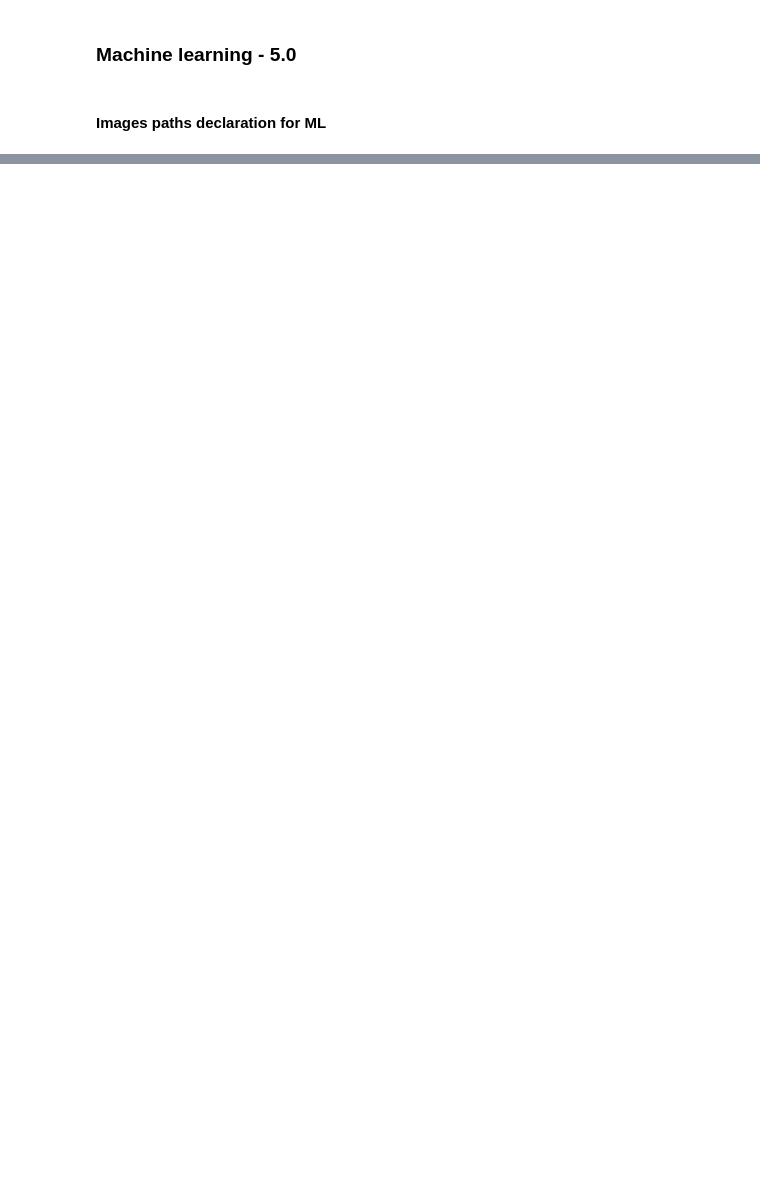
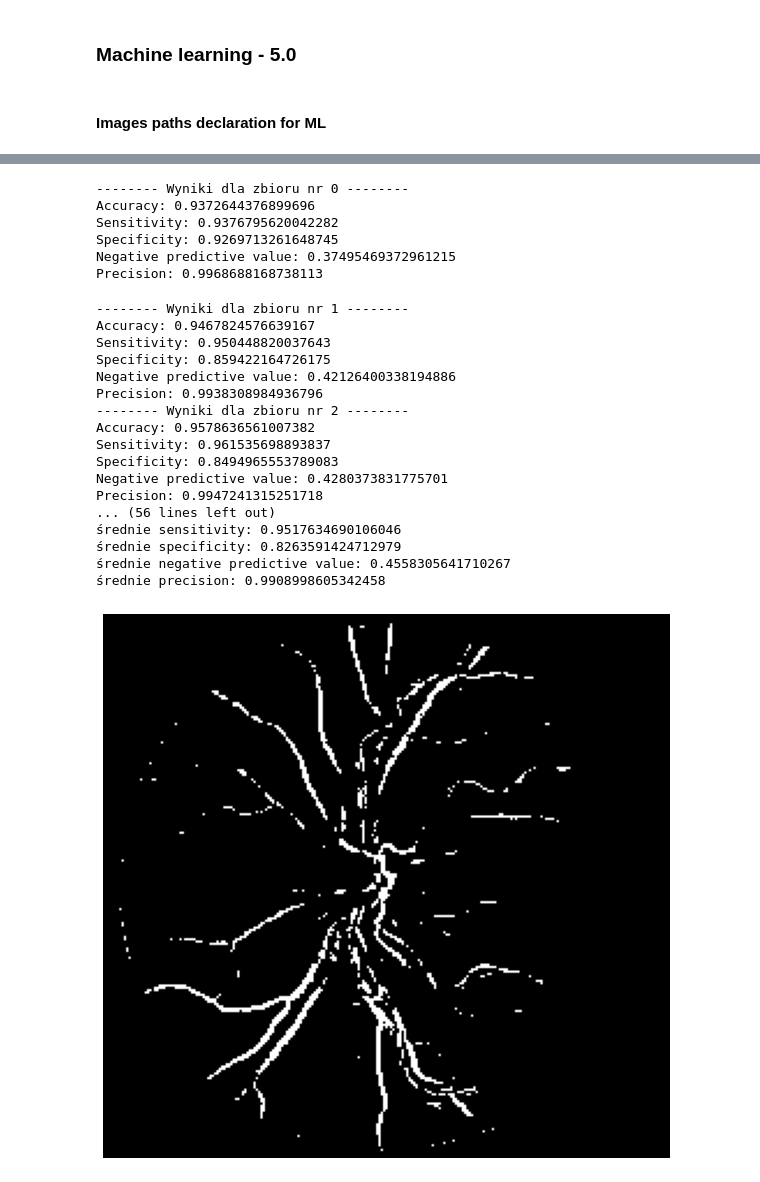
Before and after one commit to Tobias2705/IWM-Projects, a Jupyter notebook: SiatkówkaOka/Main_Program.ipynb, the cells around one changed output, grey strips where cells are left out. Cells and saved outputs as stored; diff of their text form; code cells hidden in the pictures; blank space fills up the shorter version.

Commit message:
Fix model

```diff
--- a/SiatkówkaOka/Main_Program.ipynb
+++ b/SiatkówkaOka/Main_Program.ipynb
@@ -77,7 +77,7 @@ Specificity&Sensitivity Average: 61.35%
 #### Images paths declaration for ML
 # %%
 imagesML = ["Image_01L","Image_02L","Image_03L","Image_04L","Image_08L","Image_09L",
-          "Image_10L","Image_11L","Image_10L","Image_11L","Image_01R","Image_02R",
+          "Image_10L","Image_11L","Image_10R","Image_11R","Image_01R","Image_02R",
           "Image_03R","Image_04R","Image_08R"]
 pathsML = []
 hoPathsML = []
@@ -88,6 +88,6 @@ for img in imagesML:
 network = ML.MachineLearning()
 
 network.testData(pathsML, hoPathsML)
-network.testModel()
-# newtork.anotherImagesResult(pathsML, hoPathsML)
+network.createModel()
+network.trainModel()
 # %% [output]
@@ -94,0 +111,27 @@ ValueError: cannot reshape array of size 2590875 into shape (34545,5)
+# %%
+network.anotherImagesResult(pathsML, hoPathsML)
+# %% [output]
+-------- Wyniki dla zbioru nr 0 --------
+Accuracy: 0.9372644376899696
+Sensitivity: 0.9376795620042282
+Specificity: 0.9269713261648745
+Negative predictive value: 0.37495469372961215
+Precision: 0.9968688168738113
+-------- Wyniki dla zbioru nr 1 --------
+Accuracy: 0.9467824576639167
+Sensitivity: 0.950448820037643
+Specificity: 0.859422164726175
+Negative predictive value: 0.42126400338194886
+Precision: 0.9938308984936796
+-------- Wyniki dla zbioru nr 2 --------
+Accuracy: 0.9578636561007382
+Sensitivity: 0.961535698893837
+Specificity: 0.8494965553789083
+Negative predictive value: 0.4280373831775701
+Precision: 0.9947241315251718
+... (56 lines left out)
+średnie sensitivity: 0.9517634690106046
+średnie specificity: 0.8263591424712979
+średnie negative predictive value: 0.4558305641710267
+średnie precision: 0.9908998605342458
+[figure, added]
```
Also changed, not shown: parts of 3 cells of this notebook, 1 other file.
